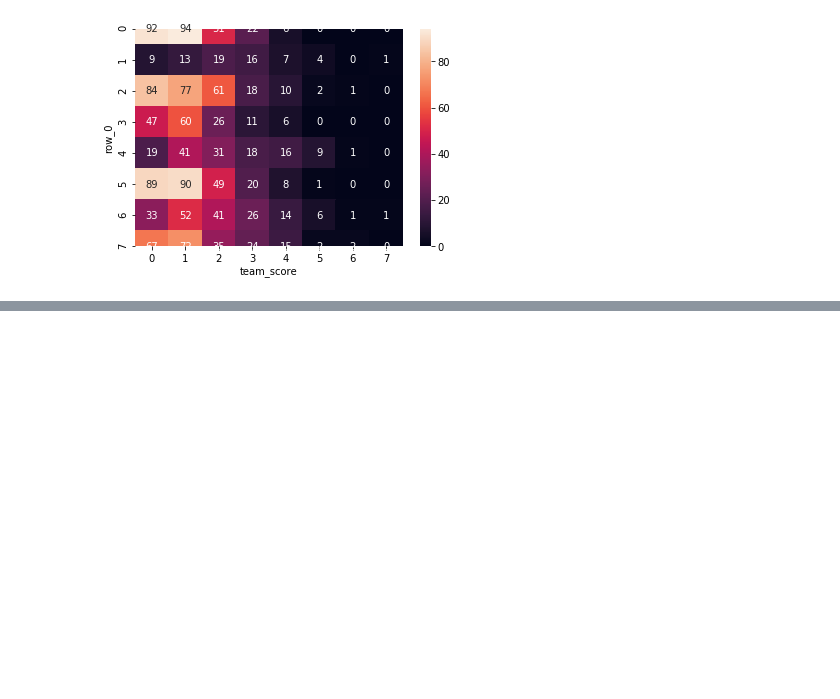
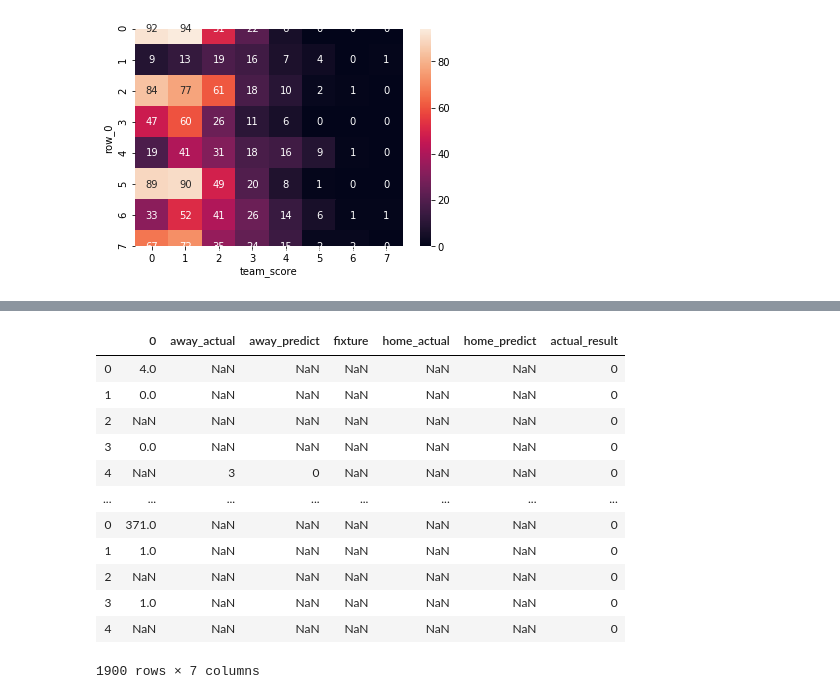
Before and after one commit to leppsalujyrgen/Entropy-of-Football-Statistics, a Jupyter notebook: Data Modelling/statistics-classifiers.ipynb, the cells around one changed output, grey strips where cells are left out. Saved outputs shown, nothing was run; the diff lists cells and outputs as text; code cells hidden in the pictures; blank space fills up the shorter version.

Commit message:
bestalpha + tried to make predictions df

```diff
--- a/Data Modelling/statistics-classifiers.ipynb
+++ b/Data Modelling/statistics-classifiers.ipynb
@@ -96,7 +96,7 @@ DTCright = 0
 RFCright = 0
 MLPright = 0
 all = 0
-for i in range(len(predicted)):
+for i in range(len(KNNpredicted)):
     if KNNpredicted[i] == test["team_score"].loc[i]:
         KNNright += 1
     if SVCpredicted[i] == test["team_score"].loc[i]:
@@ -123,0 +124,24 @@ MLPacc = MLPright/all
+# %%
+predictions = pd.DataFrame(columns=["fixture", "home_predict", "away_predict", "home_actual", "away_actual"])
+for i in range(test.shape[0]):
+    if int(test["was_home"].iloc[i]) == 1:
+        predictions = predictions.append([test["fixture"].iloc[i], RFCpredicted[i], np.nan, int(test["team_score"].iloc[i]), np.nan], ignore_index=True)
+        for j in range(test.shape[0]):
+            if test["fixture"].iloc[i] == test["fixture"].iloc[j] and int(test["was_home"].iloc[j]) == 0:
+                predictions.at[predictions.shape[0]-1, "away_predict"] = RFCpredicted[j]
+                predictions.at[predictions.shape[0]-1, "away_actual"] = int(test["team_score"].iloc[j])
+                break
+predictions["actual_result"] = -1
+for i in range(predictions.shape[0]):
+    if predictions["home_actual"].iloc[i] > predictions["away_actual"].iloc[i]:
+        predictions.at[i, "actual_result"] = 1
+    elif predictions["home_actual"].iloc[i] < predictions["away_actual"].iloc[i]:
+        predictions.at[i, "actual_result"] = 2
+    elif predictions["home_actual"].iloc[i] == predictions["away_actual"].iloc[i]:
+        predictions.at[i, "actual_result"] = 0
+predictions.drop(columns=["home_actual", "away_actual"])
+predictions.head()
+
+#for index, row in frame.iterrows():
+#        rand=random.randint(0,100)
+#        frame.at[index, 'RandNo'] = rand
@@ -123,0 +155,16 @@ MLPacc = MLPright/all
+# %%
+predictions
+# %% [output]
+|  | 0 | away_actual | away_predict | fixture | home_actual | home_predict | actual_result |
+| 0 | 4.0 | NaN | NaN | NaN | NaN | NaN | 0 |
+| 1 | 0.0 | NaN | NaN | NaN | NaN | NaN | 0 |
+| 2 | NaN | NaN | NaN | NaN | NaN | NaN | 0 |
+| 3 | 0.0 | NaN | NaN | NaN | NaN | NaN | 0 |
+| 4 | NaN | 3 | 0 | NaN | NaN | NaN | 0 |
+| ... | ... | ... | ... | ... | ... | ... | ... |
+| 0 | 371.0 | NaN | NaN | NaN | NaN | NaN | 0 |
+| 1 | 1.0 | NaN | NaN | NaN | NaN | NaN | 0 |
+| 2 | NaN | NaN | NaN | NaN | NaN | NaN | 0 |
+| 3 | 1.0 | NaN | NaN | NaN | NaN | NaN | 0 |
+| 4 | NaN | NaN | NaN | NaN | NaN | NaN | 0 |
+1900 rows × 7 columns
```
Also changed, not shown: parts of 2 cells of this notebook, 1 other file.
